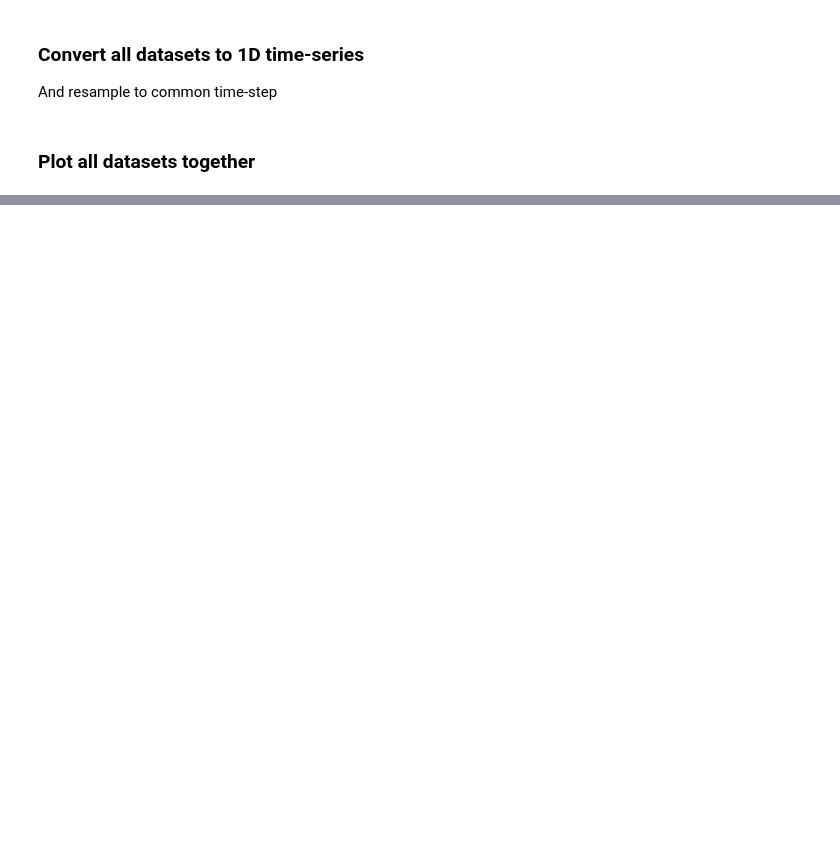
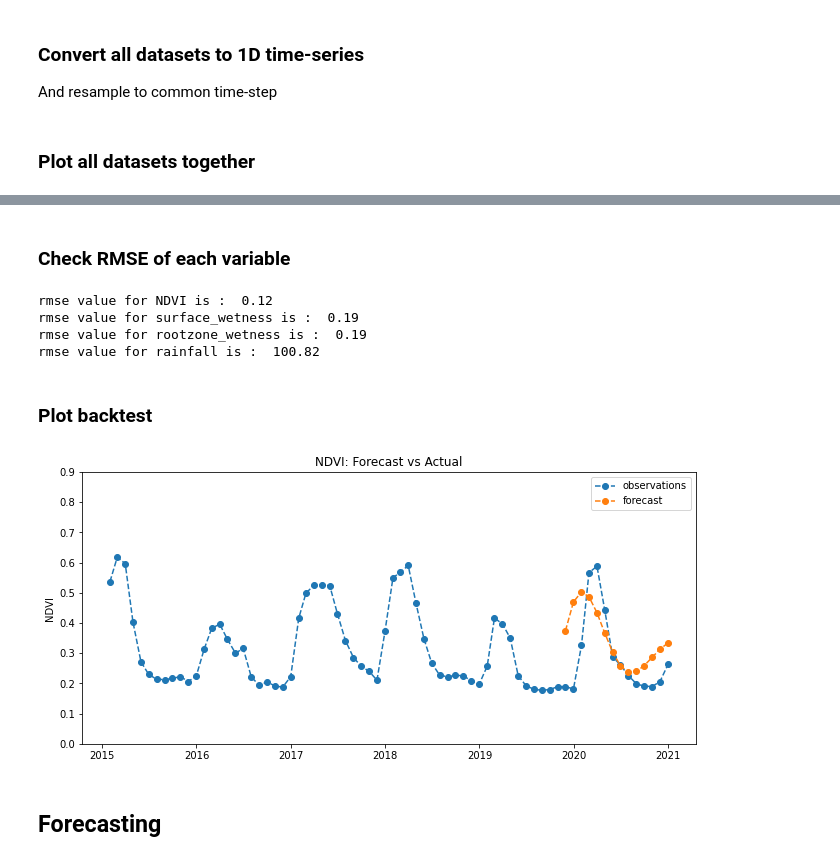
Before and after one commit to cbur24/vegetation_forecasts, a Jupyter notebook: VAR_forecast.ipynb, the cells around one changed output, grey strips where cells are left out. Drawn from its saved outputs; the diff is of its cells as text; code cells hidden in the pictures; blank space fills up the shorter version.

```diff
--- a/VAR_forecast.ipynb
+++ b/VAR_forecast.ipynb
@@ -297,0 +346,8 @@ plt.legend();
+# %%
+model=VAR(train, freq=freq)
+model_fit = model.fit(lag_order)
+# %%
+backtest_input = ndvi.values[-len(valid):]
+fc = model_fit.forecast(y=backtest_input, steps=len(valid))
+fc = pd.DataFrame(fc, index=ndvi.index[-len(valid):], columns=ndvi.columns)
+fc.head()
@@ -297,0 +362,24 @@ plt.legend();
+# %% [markdown]
+### Check RMSE of each variable
+# %%
+for i in fc.columns:
+    print('rmse value for', i, 'is : ', round(rmse(fc[[i]], valid[[i]])[0],2))
+# %% [output]
+rmse value for NDVI is :  0.12
+rmse value for surface_wetness is :  0.19
+rmse value for rootzone_wetness is :  0.19
+rmse value for rainfall is :  100.82
+# %% [markdown]
+### Plot backtest
+# %%
+plt.figure(figsize=(11,5))
+plt.plot(ndvi.index, ndvi['NDVI'], label='observations',linestyle='dashed', marker='o')
+plt.plot(fc.index, fc[['NDVI']], label='forecast',linestyle='dashed', marker='o')
+plt.ylabel('NDVI')
+plt.title("NDVI: Forecast vs Actual")
+plt.ylim(0.0,0.9)
+plt.legend();
+# %% [output]
+[figure, added]
+# %% [markdown]
+## Forecasting
```
Also changed, not shown: parts of 57 cells of this notebook.
